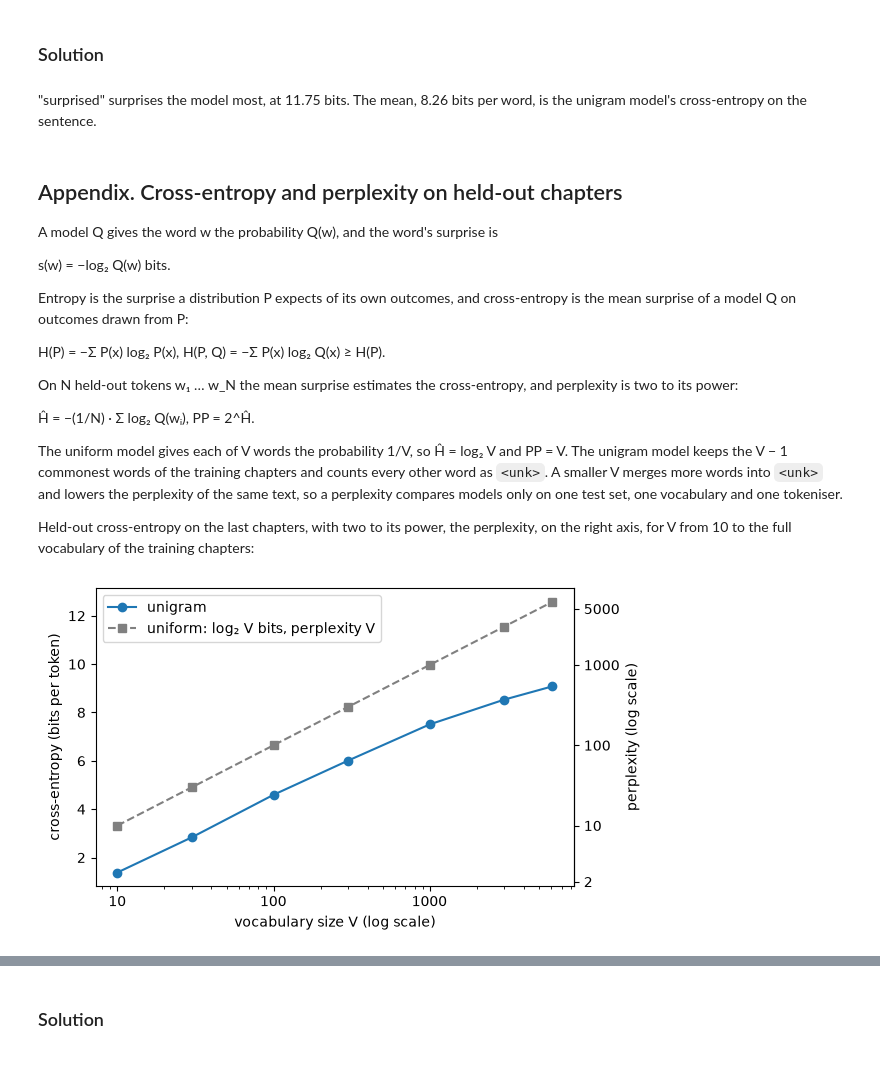
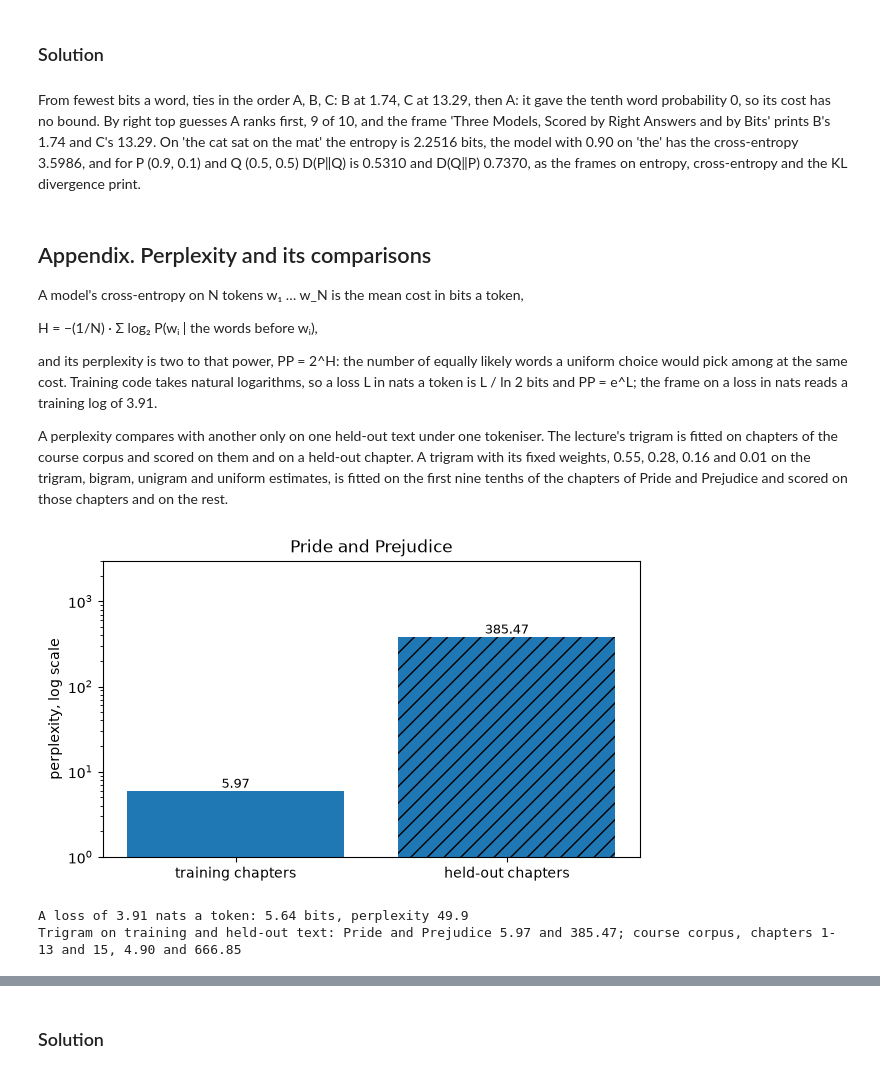
Before and after one commit to josterri/predicting-the-next-words-notebooks, a Jupyter notebook: ch02_workbook.ipynb, the cells around one changed output, grey strips where cells are left out. Drawn from its saved outputs; the diff is of its cells as text; code cells hidden in the pictures.

Commit message:
mirror 15 notebook(s), 13 workbook(s) and the text from the course repository
Written by tools/publish_notebooks.py. Do not edit here.

```diff
--- a/ch02_workbook.ipynb
+++ b/ch02_workbook.ipynb
@@ -168,4 +178,4 @@ is it than "pemberley", and how many bits apart are their surprises?
 # %%
-WORD = "the"
-show_words([words_of(WORD, one=True), "pemberley"])
+FACTORS = [0.33, 0.50, 0.80, 0.70]
+show_chain(FACTORS)
 # %% [output]
@@ -221,52 +248,52 @@ show_sentence(SENTENCE)
 # %% [markdown]
 ### Solution
 # %%
-w = words_of(SENTENCE)
-s = [surprise(x)[1] for x in w]
-unseen = ", ".join(f'"{x}"' for x in dict.fromkeys(x for x, y in zip(w, s) if y == math.inf))
-display(Markdown(
-    f"The training chapters lack {unseen}: each surprise is infinite, and so is the mean." if unseen else
-    f'"{w[int(np.argmax(s))]}" surprises the model most, at {max(s):.2f} bits. The mean, '
-    f"{np.mean(s):.2f} bits per word, is the unigram model's cross-entropy on the sentence."))
+cost = {m: v for m, v in puzzle(A_TENTH).items() if v is not None}
+rank = sorted(cost, key=cost.get)
+alike = [(a, b) for a, b in zip(rank, rank[1:]) if f"{cost[a]:.2f}" == f"{cost[b]:.2f}"]
+ties = "".join(f"; {a} and {b} print alike, at {cost[a]:.6f} and {cost[b]:.6f}" for a, b in alike)
+P = np.array(list(Counter(SENT.split()).values())) / len(SENT.split())  # "the" first, then cat, sat, on, mat
+Q = np.r_[Q_THE, np.full(len(P) - 1, (1 - Q_THE) / (len(P) - 1))]
+display(Markdown("From fewest bits a word, ties in the order A, B, C: " + ", ".join(f"{m} at {cost[m]:.2f}" for m in rank)
+                 + ("" if "A" in cost else ", then A: it gave the tenth word probability 0, so its cost has no bound") + ties
+                 + f". By right top guesses A ranks first, 9 of 10, and the frame 'Three Models, Scored by Right Answers and by "
+                 f"Bits' prints B's {cost['B']:.2f} and C's {cost['C']:.2f}. On '{SENT}' the entropy is {-P @ np.log2(P):.4f} bits, "
+                 f"the model with {Q_THE:.2f} on 'the' has the cross-entropy {-P @ np.log2(Q):.4f}, and for P {tuple(P_KL.tolist())} "
+                 f"and Q {tuple(Q_KL.tolist())} D(P‖Q) is {P_KL @ np.log2(P_KL / Q_KL):.4f} and D(Q‖P) "
+                 f"{Q_KL @ np.log2(Q_KL / P_KL):.4f}, as the frames on entropy, cross-entropy and the KL divergence print."))
 # %% [output]
-"surprised" surprises the model most, at 11.75 bits. The mean, 8.26 bits per word, is the unigram model's cross-entropy on the sentence.
+From fewest bits a word, ties in the order A, B, C: B at 1.74, C at 13.29, then A: it gave the tenth word probability 0, so its cost has no bound. By right top guesses A ranks first, 9 of 10, and the frame 'Three Models, Scored by Right Answers and by Bits' prints B's 1.74 and C's 13.29. On 'the cat sat on the mat' the entropy is 2.2516 bits, the model with 0.90 on 'the' has the cross-entropy 3.5986, and for P (0.9, 0.1) and Q (0.5, 0.5) D(P‖Q) is 0.5310 and D(Q‖P) 0.7370, as the frames on entropy, cross-entropy and the KL divergence print.
 # %% [markdown]
-## Appendix. Cross-entropy and perplexity on held-out chapters
+## Appendix. Perplexity and its comparisons
 
-A model Q gives the word w the probability Q(w), and the word's surprise is
+A model's cross-entropy on N tokens w₁ … w_N is the mean cost in bits a token,
 
-s(w) = −log₂ Q(w) bits.
+H = −(1/N) · Σ log₂ P(wᵢ | the words before wᵢ),
 
-Entropy is the surprise a distribution P expects of its own outcomes, and
-cross-entropy is the mean surprise of a model Q on outcomes drawn from P:
+and its perplexity is two to that power, PP = 2^H: the number of equally likely
+words a uniform choice would pick among at the same cost. Training code takes
+natural logarithms, so a loss L in nats a token is L / ln 2 bits and PP = e^L;
+the frame on a loss in nats reads a training log of 3.91.
 
-H(P) = −Σ P(x) log₂ P(x),   H(P, Q) = −Σ P(x) log₂ Q(x) ≥ H(P).
-
-On N held-out tokens w₁ … w_N the mean surprise estimates the cross-entropy,
-and perplexity is two to its power:
-
-Ĥ = −(1/N) · Σ log₂ Q(wᵢ),   PP = 2^Ĥ.
-
-The uniform model gives each of V words the probability 1/V, so Ĥ = log₂ V and
-PP = V. The unigram model keeps the V − 1 commonest words of the training
-chapters and counts every other word as `<unk>`. A smaller V merges more words
-into `<unk>` and lowers the perplexity of the same text, so a perplexity
-compares models only on one test set, one vocabulary and one tokeniser.
-
-Held-out cross-entropy on the last chapters, with two to its power, the
-perplexity, on the right axis, for V from 10 to the full vocabulary of the
-training chapters:
+A perplexity compares with another only on one held-out text under one
+tokeniser. The lecture's trigram is fitted on chapters of the course corpus and
+scored on them and on a held-out chapter. A trigram with its fixed weights,
+0.55, 0.28, 0.16 and 0.01 on the trigram, bigram, unigram and uniform
+estimates, is fitted on the first nine tenths of the chapters of Pride and
+Prejudice and scored on those chapters and on the rest.
 # %%
-grid = [10, 30, 100, 300, 1000, 3000, len(counts)]
-h = [heldout(v) for v in grid]
+pp = [perplexity(s, *TRIGRAM) for s in (pad, held)]
 fig, ax = plt.subplots(figsize=(6, 3.5), layout="constrained")
-ax.plot(grid, h, "o-", label="unigram")
-ax.plot(grid, np.log2(grid), "s--", color="gray", label="uniform: log₂ V bits, perplexity V")
-ax.set(xscale="log", xlabel="vocabulary size V (log scale)", ylabel="cross-entropy (bits per token)")
-right = ax.secondary_yaxis("right", functions=(np.exp2, lambda y: np.log2(np.maximum(y, 1e-300))))
-right.set(ylabel="perplexity (log scale)", yticks=[2, 10, 100, 1000, 5000])
-ax.legend(loc="upper left")
+bars = ax.bar(["training chapters", "held-out chapters"], pp, hatch=["", "//"])
+ax.bar_label(bars, [f"{x:,.2f}" for x in pp], fontsize=9)
+ax.set(yscale="log", ylim=(1, 3000), ylabel="perplexity, log scale", title="Pride and Prejudice")
 plt.show()
+print(f"A loss of {DECK_LOSS} nats a token: {DECK_LOSS / math.log(2):.2f} bits, "
+      f"perplexity {math.exp(DECK_LOSS):.1f}")
+print(f"Trigram on training and held-out text: Pride and Prejudice {pp[0]:.2f} and "
+      f"{pp[1]:.2f}; course corpus, chapters 1-13 and 15, {DECK_PPL[0]:.2f} and {DECK_PPL[1]:.2f}")
 # %% [output]
-[figure, old version]
+[figure, new version]
+A loss of 3.91 nats a token: 5.64 bits, perplexity 49.9
+Trigram on training and held-out text: Pride and Prejudice 5.97 and 385.47; course corpus, chapters 1-13 and 15, 4.90 and 666.85
 # %% [markdown]
```
Also changed, not shown: parts of 13 cells of this notebook, 2 other files.
